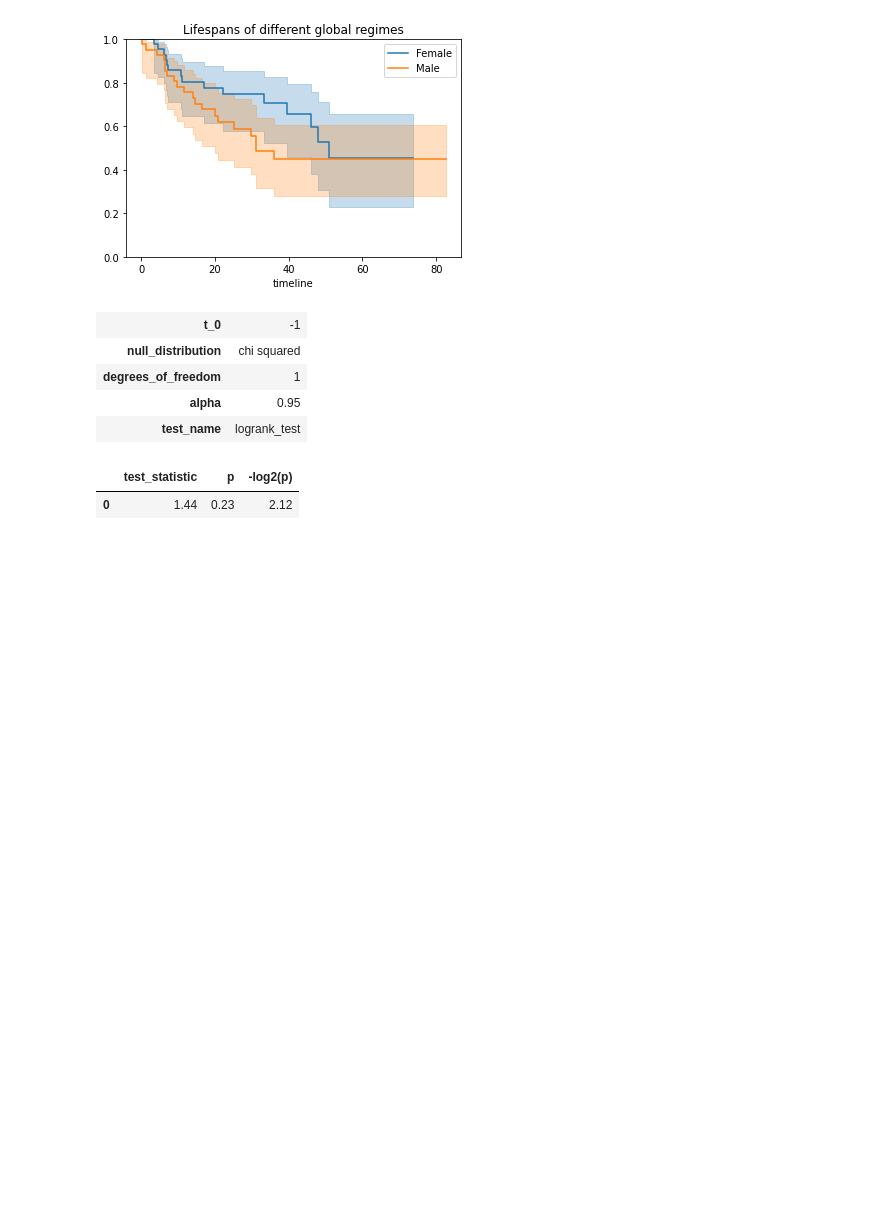
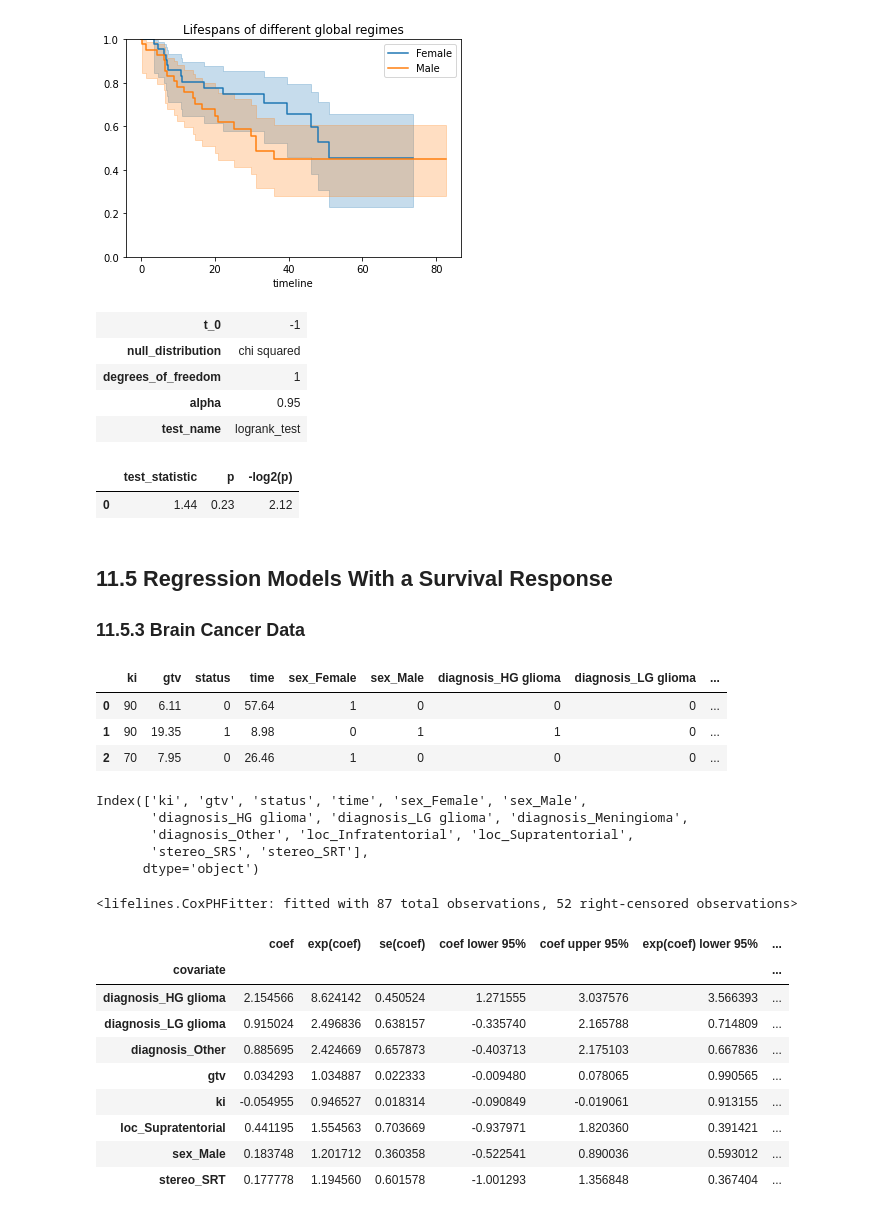
Before and after one commit to wpan03/ISLRv2_Python, a Jupyter notebook: notebooks/ch11_survival_analysis.ipynb, the cells around one changed output. Cells and saved outputs as stored; diff of their text form; code cells hidden in the pictures; blank space fills up the shorter version.

```diff
--- a/notebooks/ch11_survival_analysis.ipynb
+++ b/notebooks/ch11_survival_analysis.ipynb
@@ -6,7 +20,7 @@ from lifelines.statistics import logrank_test
 # %% [markdown]
 ## 11.3 The Kaplan-Meier Survival Curve
 # %%
-df_cancer = pd.read_csv('../data/brain_cancer.csv')
+df_cancer = pd.read_csv('https://raw.githubusercontent.com/wpan03/ISLRv2_Python/main/data/brain_cancer.csv')
 # %%
 df_cancer.head()
 # %% [output]
@@ -98,3 +112,48 @@ results.print_summary()
 | test_name | logrank_test |
 |  | test_statistic | p | -log2(p) |
 | 0 | 1.44 | 0.23 | 2.12 |
+# %% [markdown]
+## 11.5 Regression Models With a Survival Response
+
+### 11.5.3 Brain Cancer Data
+# %%
+df_cancer_with_dummy = pd.get_dummies(df_cancer.dropna())
+# %%
+df_cancer_with_dummy.head(3)
+# %% [output]
+|  | ki | gtv | status | time | sex_Female | sex_Male | diagnosis_HG glioma | diagnosis_LG glioma | ... |
+| 0 | 90 | 6.11 | 0 | 57.64 | 1 | 0 | 0 | 0 | ... |
+| 1 | 90 | 19.35 | 1 | 8.98 | 0 | 1 | 1 | 0 | ... |
+| 2 | 70 | 7.95 | 0 | 26.46 | 1 | 0 | 0 | 0 | ... |
+# %%
+df_cancer_with_dummy.columns
+# %% [output]
+Index(['ki', 'gtv', 'status', 'time', 'sex_Female', 'sex_Male',
+       'diagnosis_HG glioma', 'diagnosis_LG glioma', 'diagnosis_Meningioma',
+       'diagnosis_Other', 'loc_Infratentorial', 'loc_Supratentorial',
+       'stereo_SRS', 'stereo_SRT'],
+      dtype='object')
+# %%
+cph = CoxPHFitter()
+cph.fit(
+    df_cancer_with_dummy,
+    duration_col='time',
+    event_col='status',
+    formula=
+    'ki + gtv + sex_Male + `diagnosis_HG glioma` + `diagnosis_LG glioma` + diagnosis_Other + loc_Supratentorial + stereo_SRT'
+)
+# %% [output]
+<lifelines.CoxPHFitter: fitted with 87 total observations, 52 right-censored observations>
+# %%
+cph.summary
+# %% [output]
+|  | coef | exp(coef) | se(coef) | coef lower 95% | coef upper 95% | exp(coef) lower 95% | ... |
+| covariate |  |  |  |  |  |  | ... |
+| diagnosis_HG glioma | 2.154566 | 8.624142 | 0.450524 | 1.271555 | 3.037576 | 3.566393 | ... |
+| diagnosis_LG glioma | 0.915024 | 2.496836 | 0.638157 | -0.335740 | 2.165788 | 0.714809 | ... |
+| diagnosis_Other | 0.885695 | 2.424669 | 0.657873 | -0.403713 | 2.175103 | 0.667836 | ... |
+| gtv | 0.034293 | 1.034887 | 0.022333 | -0.009480 | 0.078065 | 0.990565 | ... |
+| ki | -0.054955 | 0.946527 | 0.018314 | -0.090849 | -0.019061 | 0.913155 | ... |
+| loc_Supratentorial | 0.441195 | 1.554563 | 0.703669 | -0.937971 | 1.820360 | 0.391421 | ... |
+| sex_Male | 0.183748 | 1.201712 | 0.360358 | -0.522541 | 0.890036 | 0.593012 | ... |
+| stereo_SRT | 0.177778 | 1.194560 | 0.601578 | -1.001293 | 1.356848 | 0.367404 | ... |
```
Also changed, not shown: parts of 4 cells of this notebook.
